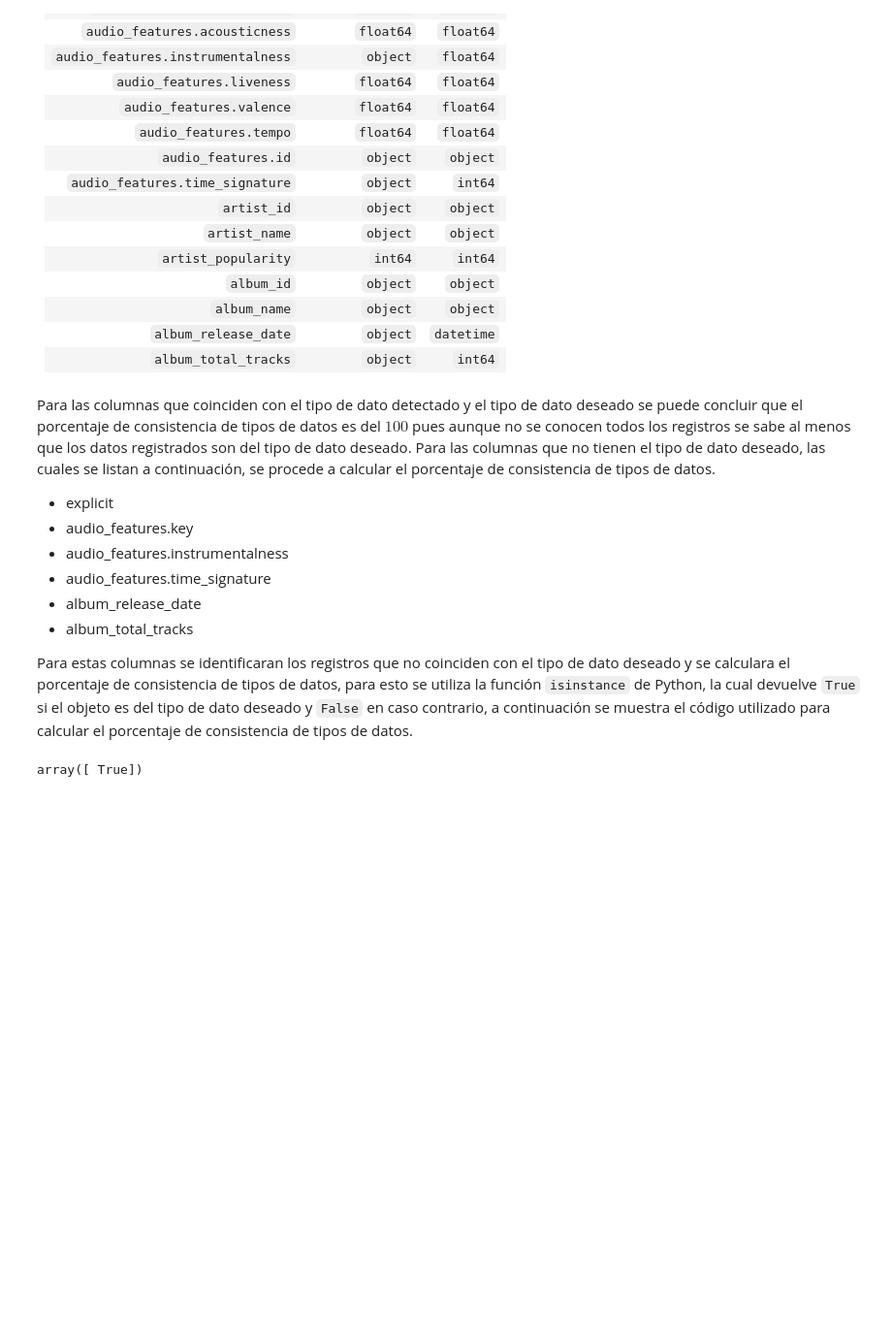
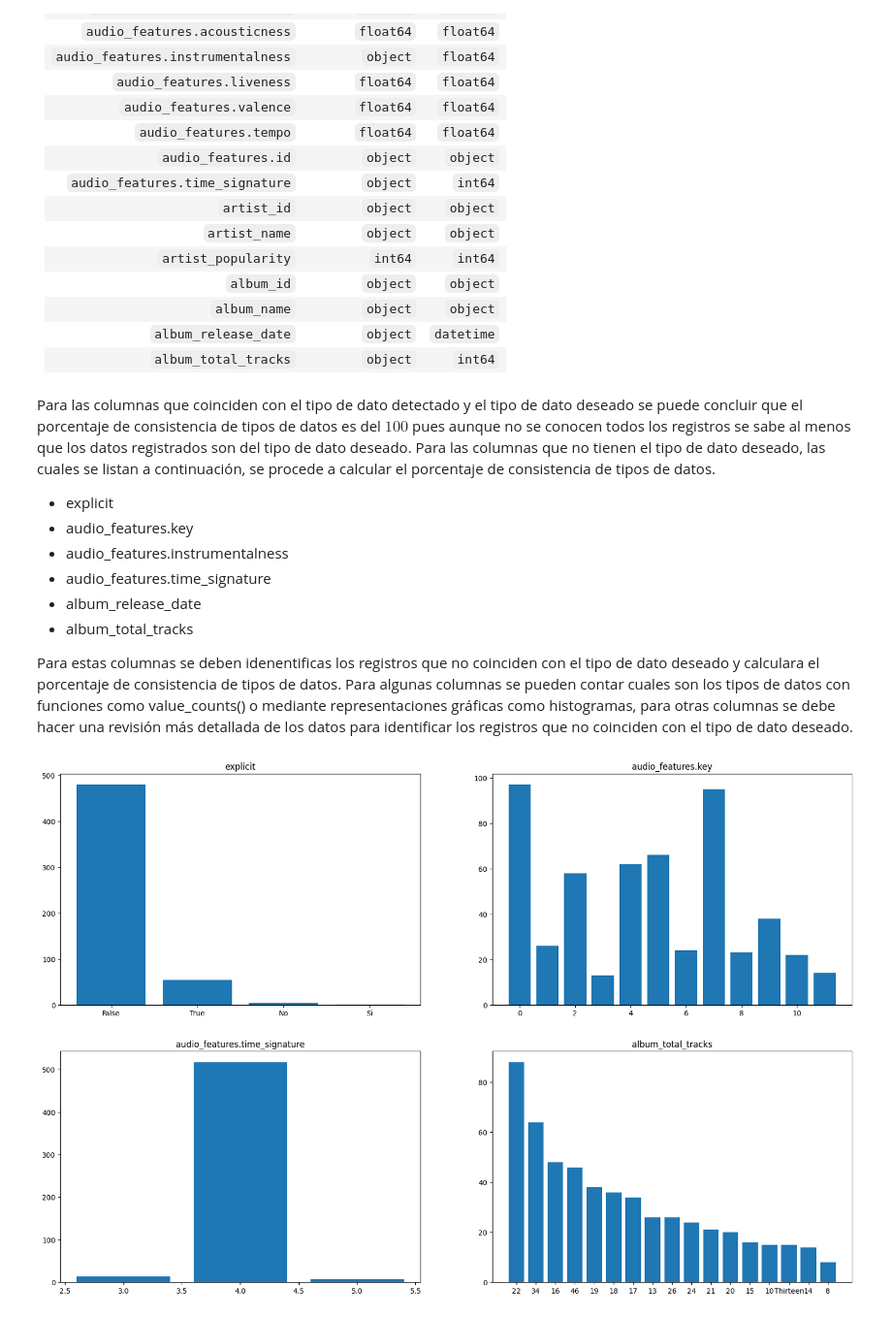
Before and after one commit to jhsilvaz13/Technical-test-R5, a Jupyter notebook: case.QA.taylor.spotify.api.report.validity.ipynb, the cells around one changed output. Shown at 97% size. Cells and saved outputs as stored; diff of their text form; code cells hidden in the pictures; blank space fills up the shorter version.

```diff
--- a/case.QA.taylor.spotify.api.report.validity.ipynb
+++ b/case.QA.taylor.spotify.api.report.validity.ipynb
@@ -115,8 +118,19 @@ Para las columnas que coinciden con el tipo de dato detectado y el tipo de dato
 - album_release_date
 - album_total_tracks
 
-Para estas columnas se identificaran los registros que no coinciden con el tipo de dato deseado y se calculara el porcentaje de consistencia de tipos de datos, para esto se utiliza la función `isinstance` de Python, la cual devuelve `True` si el objeto es del tipo de dato deseado y `False` en caso contrario, a continuación se muestra el código utilizado para calcular el porcentaje de consistencia de tipos de datos.
+Para estas columnas se deben idenentificas los registros que no coinciden con el tipo de dato deseado y calculara el porcentaje de consistencia de tipos de datos. Para algunas columnas se pueden contar cuales son los tipos de datos con funciones como value_counts() o mediante representaciones gráficas como histogramas, para otras columnas se debe hacer una revisión más detallada de los datos para identificar los registros que no coinciden con el tipo de dato deseado.
-# %%
-df['explicit'].astype('bool').unique()
-# %% [output]
-array([ True])
+# %%
+# Validate if this column has values that not corresponding to the data type that we expect
+columns=['explicit',
+'audio_features.key',
+'audio_features.time_signature',
+'album_total_tracks']
+fig=plt.figure(figsize=(20,20))
+
+for column in columns:
+    df_values=df[column].value_counts().to_frame().reset_index()
+    fig.add_subplot(3,2,columns.index(column)+1)
+    plt.bar(df_values[column], df_values['count'])
+    plt.title(column)
+# %% [output]
+[figure, added]
```
Also changed, not shown: parts of 31 cells of this notebook, 1 other file.
